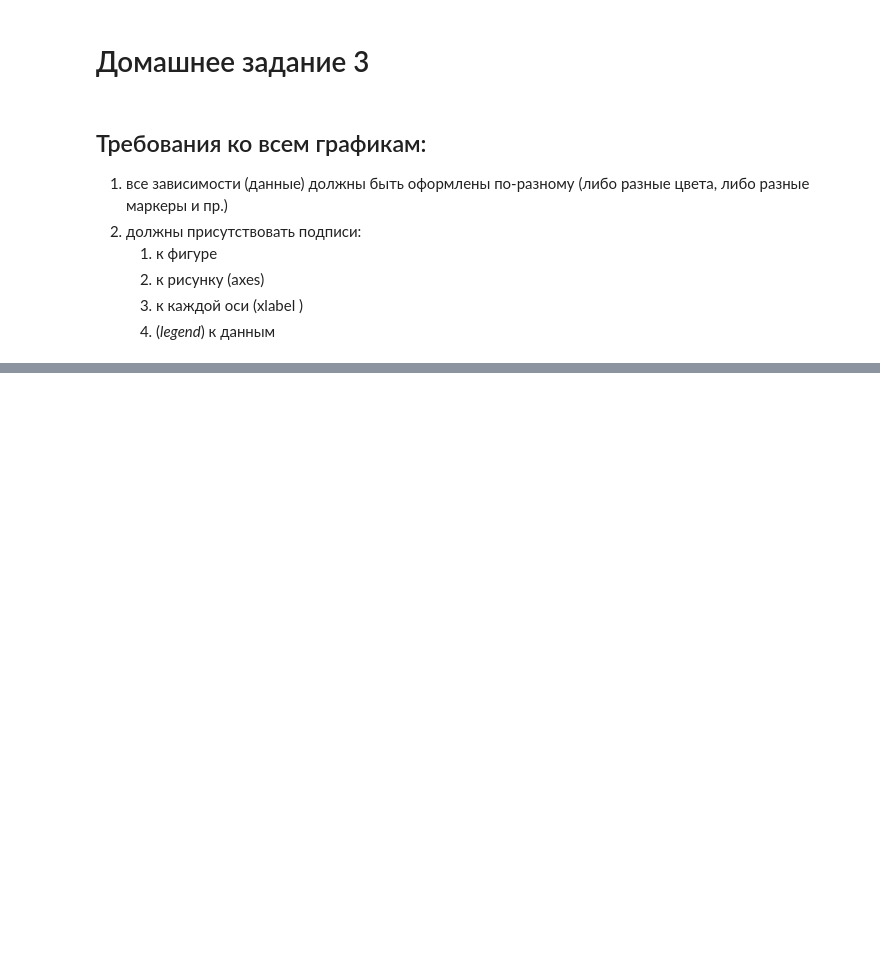
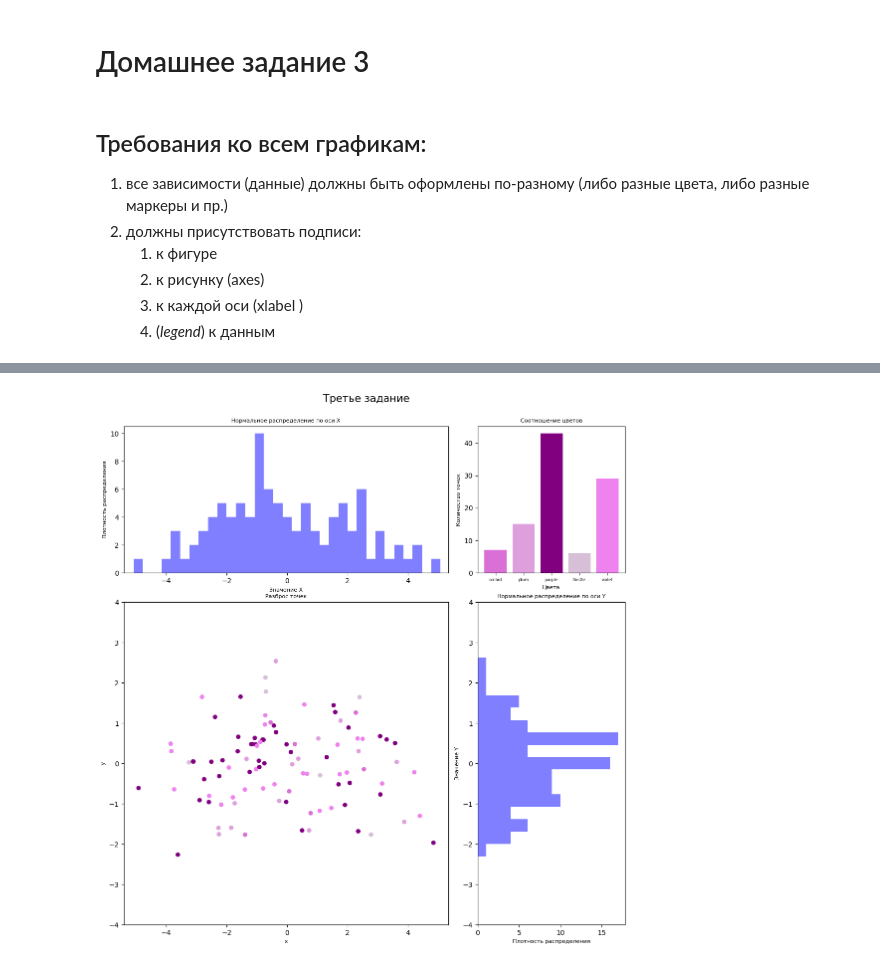
Before and after one commit to p0n4o/matplot_HW, a Jupyter notebook: HW_3/HW3.ipynb, the cells around one changed output, grey strips where cells are left out. Cells and saved outputs as stored; diff of their text form; code cells hidden in the pictures; blank space fills up the shorter version.

```diff
--- a/HW_3/HW3.ipynb
+++ b/HW_3/HW3.ipynb
@@ -112,3 +291,66 @@ $\textcolor{yellow}{[2\;балла]}$
 3. Можно было [управлять](https://numpy.org/doc/stable/reference/random/generated/numpy.random.choice.html) соотношением цветов. И соответсвующее соотношение цветов (количество точек каждого цвета) показывалось бы в столбчатой диаграмме $\textcolor{yellow}{[2\;балла]}$
 
 ![](task_3.jpg)
+# %%
+import matplotlib.pyplot as plt
+import numpy as np
+
+# Создаем фигуру и подписываем ее
+fig = plt.figure(figsize=(13, 13))
+ax = [None for _ in range(4)]
+ax[0] = plt.subplot2grid((3,3), (0,0), colspan=2)
+ax[1] = plt.subplot2grid((3,3), (0,2), colspan=1)
+ax[2] = plt.subplot2grid((3,3), (1,0), colspan=2, rowspan=2)
+ax[3] = plt.subplot2grid((3,3), (1,2), rowspan=2)
+fig.suptitle('Третье задание', fontsize = 15, y = 0.93)
+
+# Создаем массивы значений x и y
+x = np.random.randn(100) * 2
+y = np.random.randn(100)
+
+# subplot 3: РАЗНОЦВЕТНЫЕ ТОЧКИ
+colors = ['thistle', 'plum', 'violet', 'orchid', 'purple']
+p = [0.1, 0.1, 0.3, 0.1, 0.4] # Управление соотношением цветов
+points_color = np.random.choice(colors, p=p, size=len(x))
+ax[2].scatter(x, y, c=points_color, s = 30, alpha=1)
+
+# Подписываем рисунок и оси
+ax[2].set_ylim(-4,4)
+ax[2].set_title('Разброс точек', fontsize=8)
+ax[2].set_xlabel('x', fontsize=8)
+ax[2].set_ylabel('y', fontsize=8)
+
+# subplot 1: ГИСТОГРАММА РАСПРЕДЕЛЕНИЯ ТОЧЕК ПО ОСИ X
+bins = np.linspace(-6, 6, 40)
+ax[0].hist(x, bins=bins, color='blue', alpha=0.5, density=False)
+
+# Подписываем рисунок и оси
+ax[0].set_title('Нормальное распределение по оси X', fontsize=8)
+ax[0].set_xlabel('Значение X', fontsize=8)
+ax[0].set_ylabel('Плотность распределения', fontsize=8)
+ax[0].set_xlim(ax[2].get_xlim())
+
+# subplot 4: ГИСТОГРАММА РАСПРЕДЕЛЕНИЯ ТОЧЕК ПО ОСИ Y
+bins = np.linspace(-6, 6, 40)
+ax[3].hist(y, bins=bins, color='blue', alpha=0.5, density=False, orientation='horizontal')
+
+# Подписываем рисунок и оси
+ax[3].set_title('Нормальное распределение по оси Y', fontsize=8)
+ax[3].set_xlabel('Плотность распределения', fontsize=8)
+ax[3].set_ylabel('Значение Y', fontsize=8)
+ax[3].set_ylim(-4,4)
+
+# subplot 2: СТОЛБЧАТАЯ ДИАГРАММА СООТНОШЕНИЯ ЦВЕТОВ
+unique_colors, counts = np.unique(points_color, return_counts=True) # Считаем количество точек для каждого цвета
+ax[1].bar(unique_colors, counts, color=unique_colors)
+
+# Подписываем рисунок и оси
+ax[1].set_title('Соотношение цветов', fontsize=8)
+ax[1].set_xlabel('Цвета', fontsize=8)
+ax[1].set_ylabel('Количество точек', fontsize=8)
+ax[1].tick_params(axis='x', labelsize=6)
+
+# Отображаем графики
+plt.show()
+# %% [output]
+[figure, added]
```
Also changed, not shown: parts of 3 cells of this notebook.
